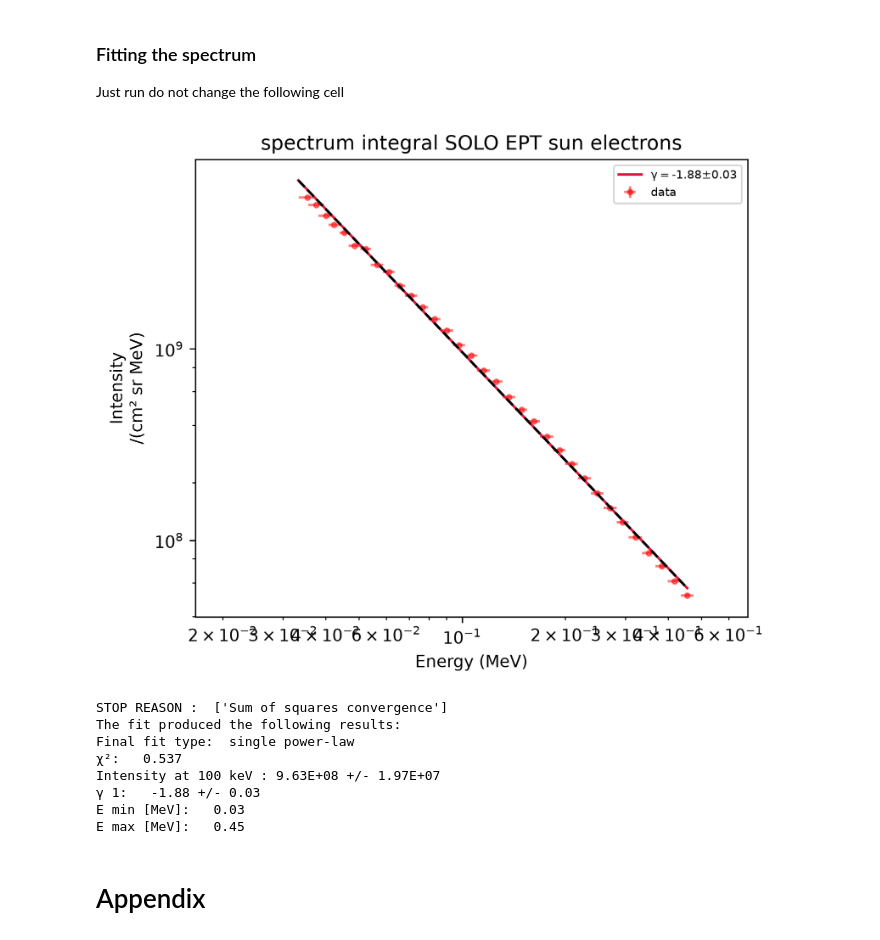
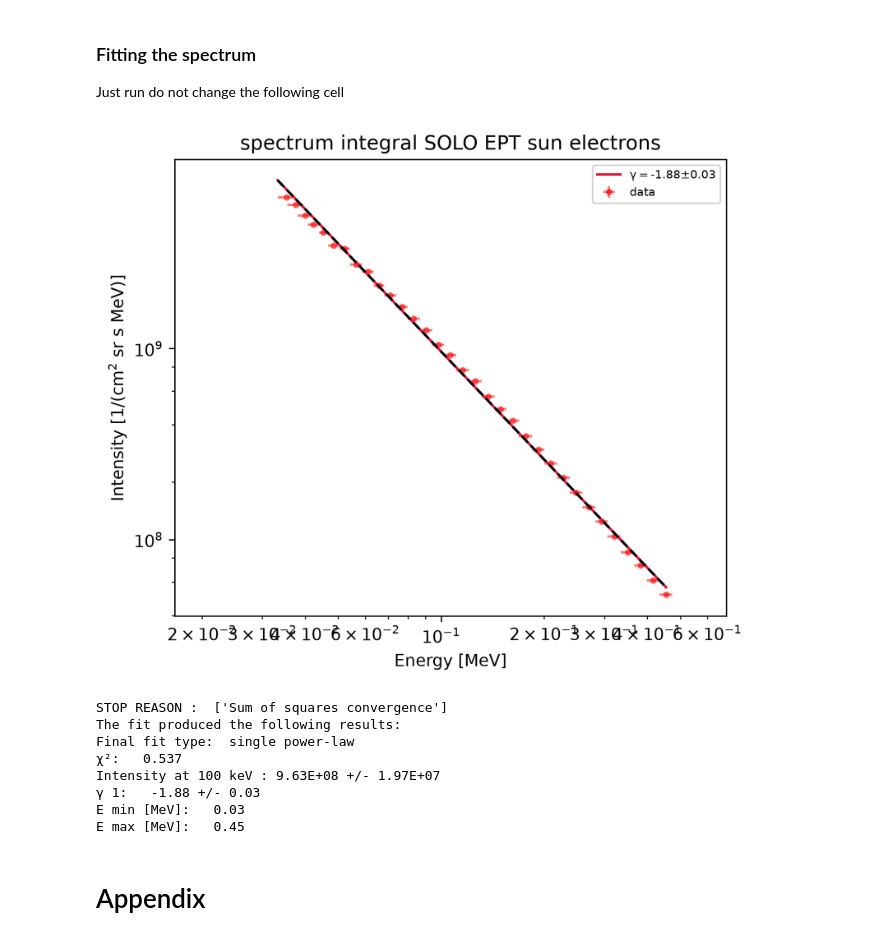
Before and after one commit to soler-he/sep_tools, a Jupyter notebook: SEP_Fit-Spectra.ipynb, the cells around one changed output. Cells and saved outputs as stored; diff of their text form; code cells hidden in the pictures.

```diff
--- a/SEP_Fit-Spectra.ipynb
+++ b/SEP_Fit-Spectra.ipynb
@@ -59,5 +59,9 @@ data.head()
 # %% [markdown]
 The following cell shows the spectrum, based on your data, without fit.
 # %%
-plot_spectrum(data)
+# Define the units of energy and intensity according to your data, in case they differ from the default ones:
+energy_unit = "MeV"
+intensity_unit = r"1/(cm$^2$ sr s MeV)"
+
+plot_spectrum(data, energy_unit=energy_unit, intensity_unit=intensity_unit)
 # %% [output]
@@ -67,7 +71,10 @@ plot_spectrum(data)
 
 One of the most important variables for the fit to work is $I_{0}$, which represents the intensity or flux at 100 keV. Use the above spectrum to estimate what $I_{0}$. **NOTE:** You don't have to provide an exact match. The value should just be around the right order of magnitude from the actual value.
 # %%
+# Here the first parameter is the guess for I_0, and the second parameters is the corresponding energy
+# in the given units of energy (MeV by default)
 intensity_zero_guess = 1e14
+energy_zero = 0.1
 # %% [markdown]
 ## 3. Fitting the Spectrum
 # %% [markdown]
@@ -124,24 +131,34 @@ iterations = 100
 
 legend_details = False
 plot_title = ''
-x_label = 'Energy (MeV)'
+x_label = 'Energy'
 # y_label = 'Intensity\n/(s cm² sr MeV)' # use for peak spectrum
-y_label = 'Intensity\n/(cm² sr MeV)' # use for integrated spectrum
+y_label = 'Intensity' # use for integrated spectrum
 legend_title = ''
 
 use_filename_as_title = True
 
 save_plot = True
 
+
 # If you want to play with the fit models, you can also call which_fit here:
 # which_fit = 'broken'
 # %% [markdown]
 ### Fitting the spectrum
 Just run do not change the following cell
 # %%
-run_the_fit(path, data, save_plot, use_filename_as_title, channels_to_exclude = exclude_channels, plot_title = plot_title, x_label = x_label, y_label = y_label, legend_title = legend_title, which_fit = which_fit,  e_min = e_min, e_max = e_max, g1_guess =gamma_1_guess, g2_guess = gamma_2_guess, g3_guess = gamma_3_guess, I0_guess = intensity_zero_guess, alpha_guess = alpha_guess, beta_guess = beta_guess, break_guess_low = break_energy_low_guess, break_guess_high = break_energy_high_guess, cut_guess = cutoff_energy_guess, exponent_guess = exponent_guess, use_random = use_random, iterations = iterations , legend_details = legend_details)
+run_the_fit(path, data, save_plot, use_filename_as_title,
+            channels_to_exclude = exclude_channels, plot_title = plot_title,
+            x_label = x_label, y_label = y_label, legend_title = legend_title,
+            which_fit = which_fit, e_min = e_min, e_max = e_max, g1_guess =gamma_1_guess,
+            g2_guess = gamma_2_guess, g3_guess = gamma_3_guess, I0_guess = intensity_zero_guess, E_0=energy_zero,
+            alpha_guess = alpha_guess, beta_guess = beta_guess, break_guess_low = break_energy_low_guess,
+            break_guess_high = break_energy_high_guess, cut_guess = cutoff_energy_guess,
+            exponent_guess = exponent_guess, use_random = use_random, iterations = iterations,
+            legend_details = legend_details,
+            energy_unit=energy_unit, intensity_unit=intensity_unit)
 # %% [output]
-[figure, old version]
+[figure, new version]
 STOP REASON :  ['Sum of squares convergence']
 The fit produced the following results:
 Final fit type:  single power-law
```
Also changed, not shown: parts of 1 cell of this notebook.
